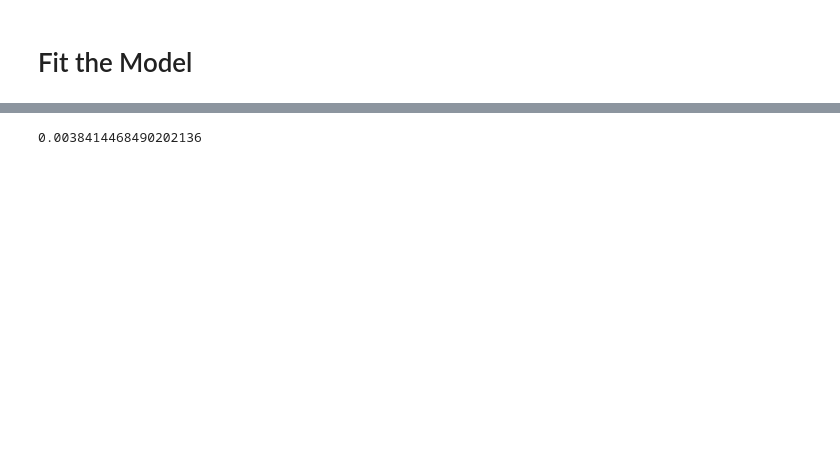
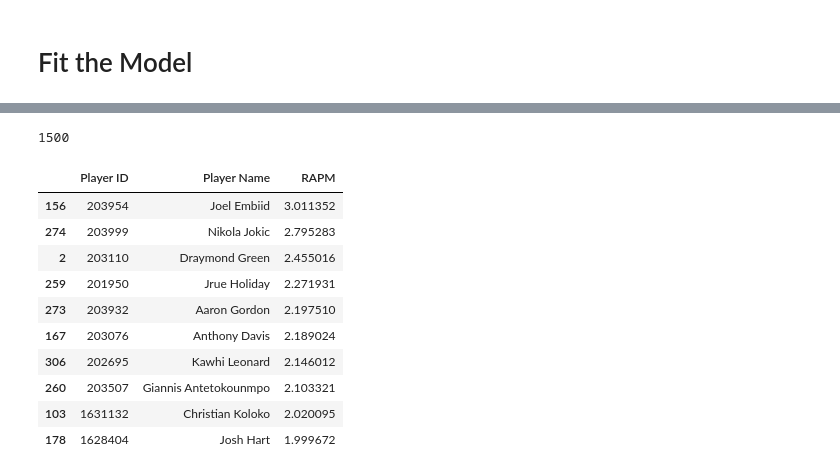
Before and after one commit to DanLeEpicMan/RAPM, a Jupyter notebook: code/analyze/ryurko_results.ipynb, the cells around one changed output, grey strips where cells are left out. Cells and saved outputs as stored; diff of their text form; code cells hidden in the pictures; blank space fills up the shorter version.

```diff
--- a/code/analyze/ryurko_results.ipynb
+++ b/code/analyze/ryurko_results.ipynb
@@ -38,9 +65,7 @@ design
 # %%
-hypers = [1000, 1500, 2000, 2500, 3000]
+hypers = [10, 50, 100, 500, 1000, 1500, 2000, 2500, 3000]
 
-model = RidgeCV(
+model = RidgeCV( # Leave-One-Out CV based on MSE
     alphas=hypers,
-    fit_intercept=False, # my model uses a signed intercept
-).fit(design, target, sample_weight=data['minutes'])
+    fit_intercept=False
+).fit(design, target, sample_weight=weights)
-# %% [output]
-0.0038414468490202136
@@ -56,0 +82,17 @@ sns.scatterplot(x=100 * my_results['Average PM'], y=30 * results['RAPM'])
+# %%
+print(model.alpha_)
+
+results.sort_values(by='RAPM', ascending=False).head(10)
+# %% [output]
+1500
+|  | Player ID | Player Name | RAPM |
+| 156 | 203954 | Joel Embiid | 3.011352 |
+| 274 | 203999 | Nikola Jokic | 2.795283 |
+| 2 | 203110 | Draymond Green | 2.455016 |
+| 259 | 201950 | Jrue Holiday | 2.271931 |
+| 273 | 203932 | Aaron Gordon | 2.197510 |
+| 167 | 203076 | Anthony Davis | 2.189024 |
+| 306 | 202695 | Kawhi Leonard | 2.146012 |
+| 260 | 203507 | Giannis Antetokounmpo | 2.103321 |
+| 103 | 1631132 | Christian Koloko | 2.020095 |
+| 178 | 1628404 | Josh Hart | 1.999672 |
```
Also changed, not shown: parts of 16 cells of this notebook, 10 other files.
